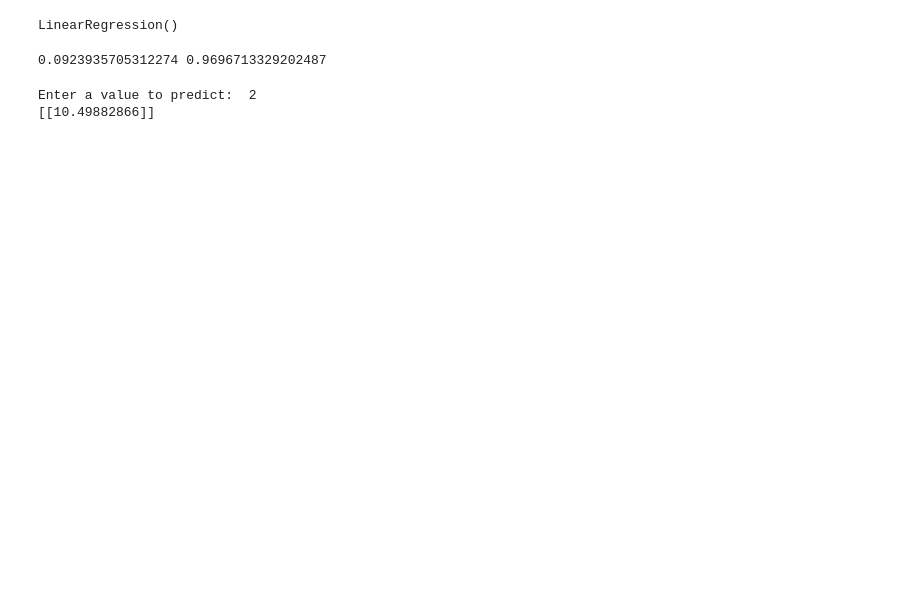
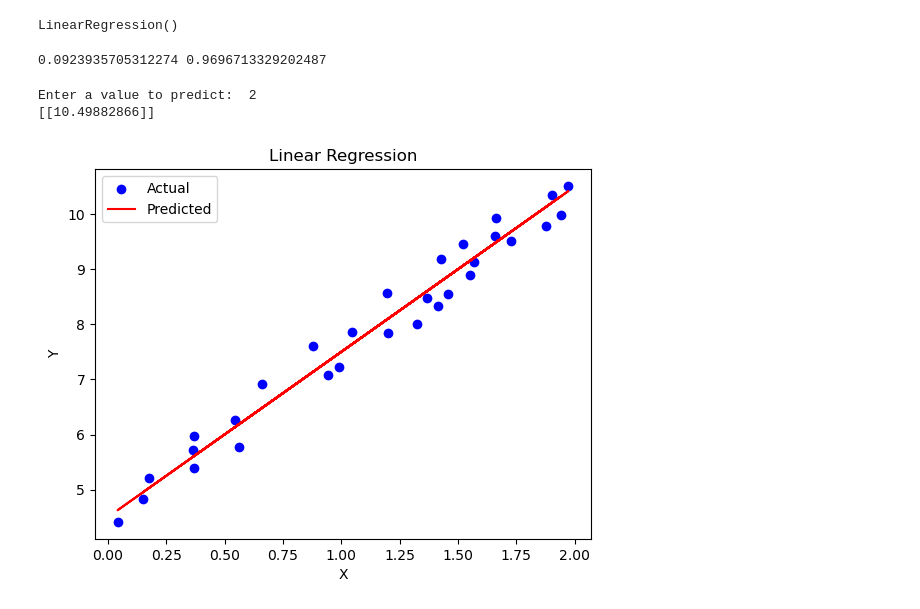
Before and after one commit to akhnasj/S3, a Jupyter notebook: DS/linear_regression.ipynb, the cells around one changed output. Cells and saved outputs as stored; diff of their text form; code cells hidden in the pictures; blank space fills up the shorter version.

```diff
--- a/DS/linear_regression.ipynb
+++ b/DS/linear_regression.ipynb
@@ -41,4 +41,11 @@ Enter a value to predict:  2
 # %%
 # Plotting the graph
 plt.scatter(X_test, y_test, color='b', label='Actual')
-plt.plot(
+plt.plot(X_test, y_pred, color='r', label='Predicted')
+plt.title('Linear Regression')
+plt.xlabel('X')
+plt.ylabel('Y')
+plt.legend()
+plt.show()
+# %% [output]
+[figure, added]
```
